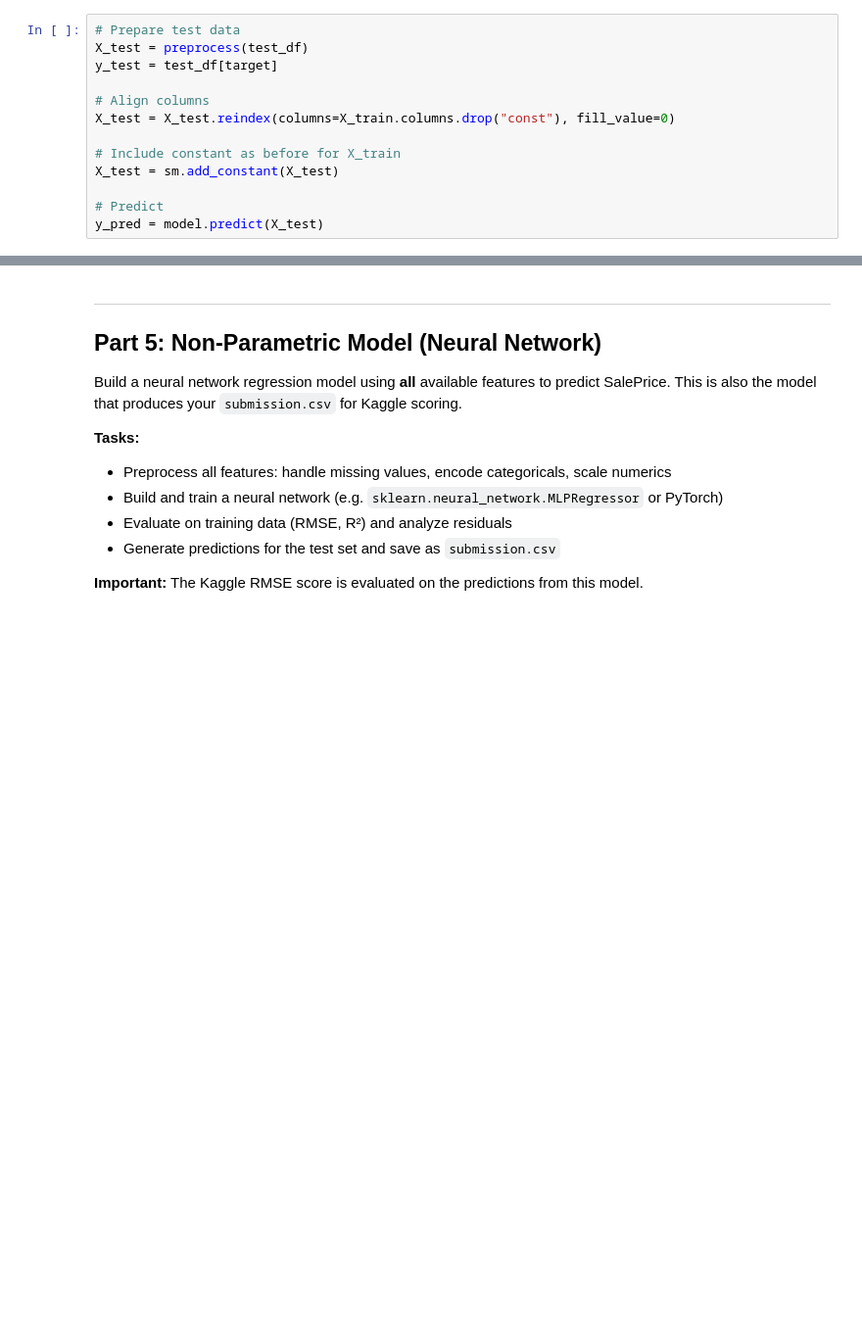
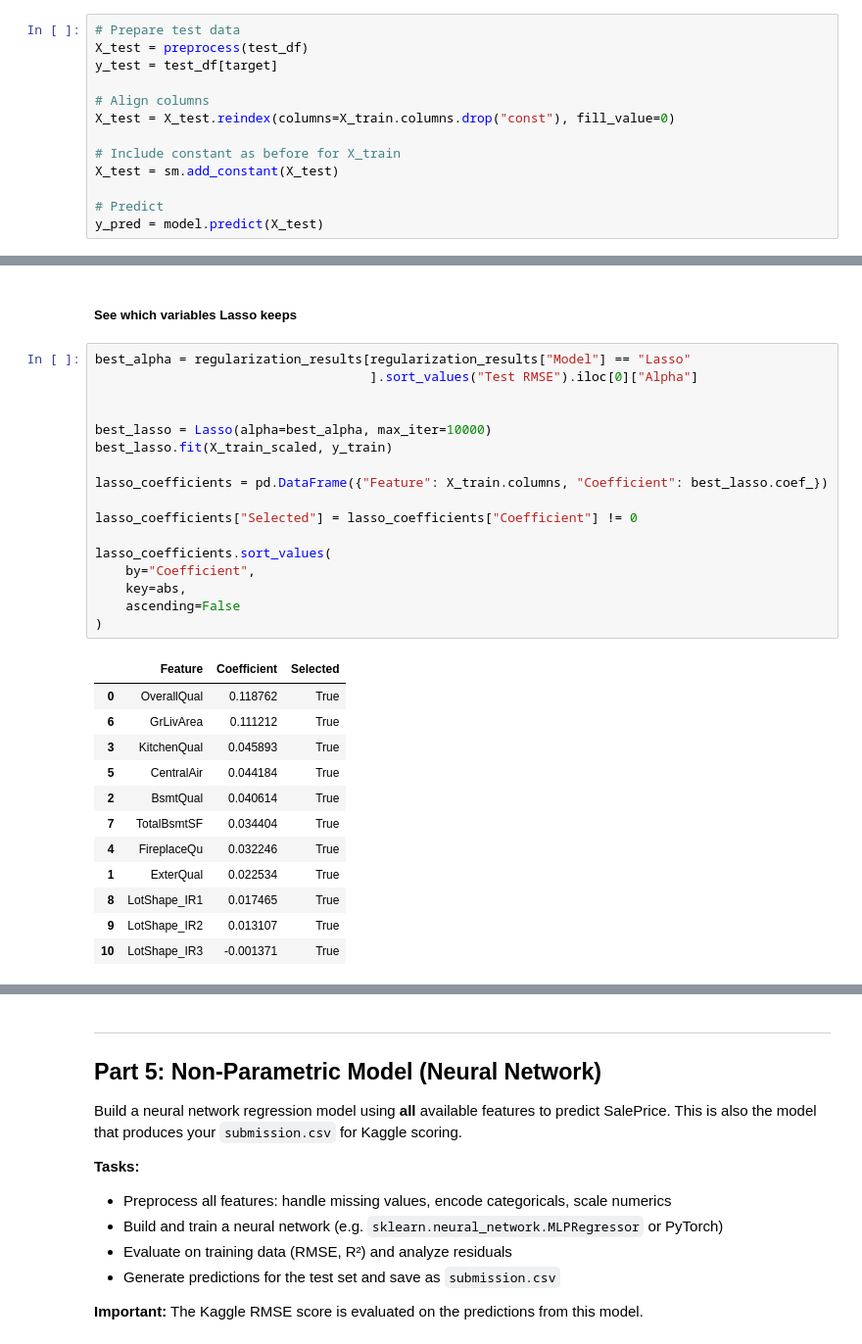
Before and after one commit to em-cd/cstats-project, a Jupyter notebook: project_STUDENTID.ipynb, the cells around one changed output, grey strips where cells are left out. Shown at 98% size. Saved outputs shown, nothing was run; the diff lists cells and outputs as text; blank space fills up the shorter version.

```diff
--- a/project_STUDENTID.ipynb
+++ b/project_STUDENTID.ipynb
@@ -1190,0 +1271,32 @@ X_test_scaled = pd.DataFrame(X_test_scaled, columns=X_test.columns)
+# %% [markdown]
+##### See which variables Lasso keeps
+# %%
+best_alpha = regularization_results[regularization_results["Model"] == "Lasso"
+                                    ].sort_values("Test RMSE").iloc[0]["Alpha"]
+
+
+best_lasso = Lasso(alpha=best_alpha, max_iter=10000)
+best_lasso.fit(X_train_scaled, y_train)
+
+lasso_coefficients = pd.DataFrame({"Feature": X_train.columns, "Coefficient": best_lasso.coef_})
+
+lasso_coefficients["Selected"] = lasso_coefficients["Coefficient"] != 0
+
+lasso_coefficients.sort_values(
+    by="Coefficient",
+    key=abs,
+    ascending=False
+)
+# %% [output]
+|  | Feature | Coefficient | Selected |
+| 0 | OverallQual | 0.118762 | True |
+| 6 | GrLivArea | 0.111212 | True |
+| 3 | KitchenQual | 0.045893 | True |
+| 5 | CentralAir | 0.044184 | True |
+| 2 | BsmtQual | 0.040614 | True |
+| 7 | TotalBsmtSF | 0.034404 | True |
+| 4 | FireplaceQu | 0.032246 | True |
+| 1 | ExterQual | 0.022534 | True |
+| 8 | LotShape_IR1 | 0.017465 | True |
+| 9 | LotShape_IR2 | 0.013107 | True |
+| 10 | LotShape_IR3 | -0.001371 | True |
```
Also changed, not shown: parts of 22 cells of this notebook.
